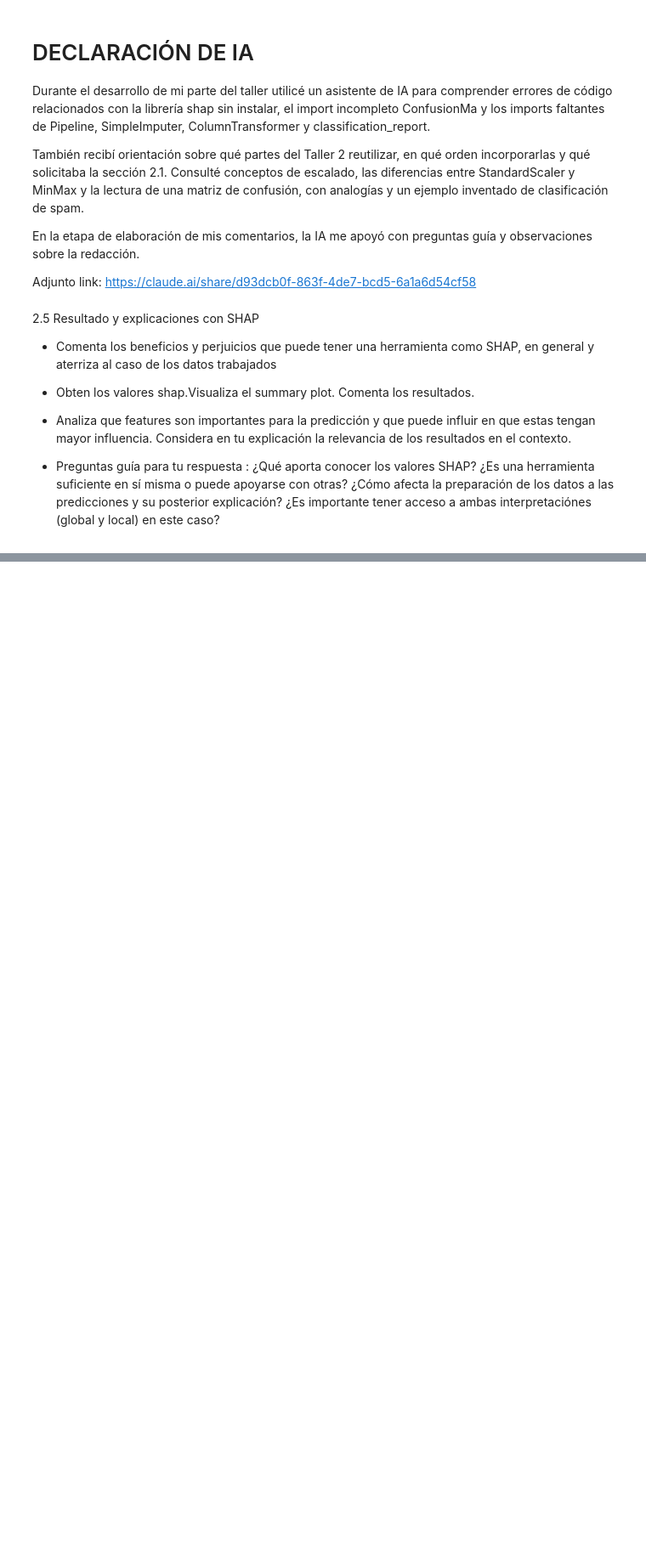
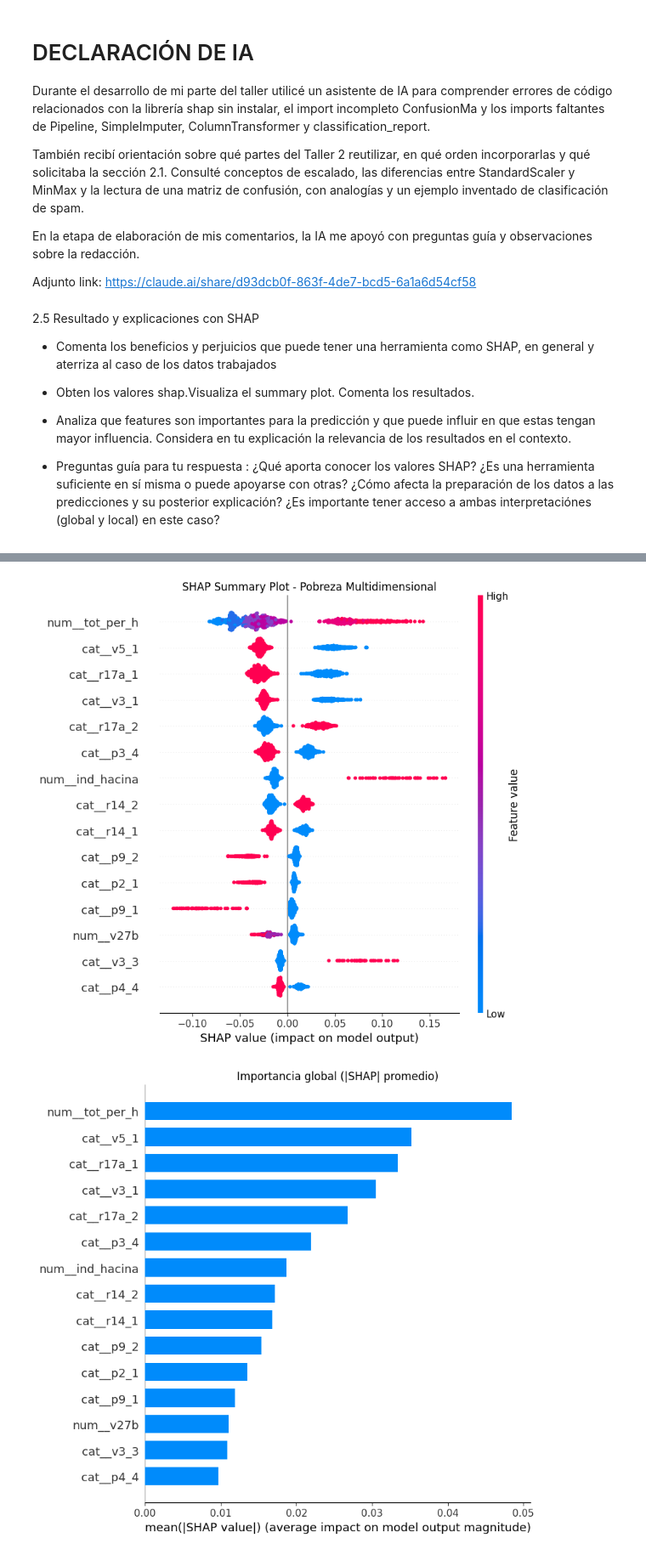
Before and after one commit to Mxrtmlk/Talleres-tica, a Jupyter notebook: Taller_sumativo_3.ipynb, the cells around one changed output, grey strips where cells are left out. Shown at 85% size. Cells and saved outputs as stored; diff of their text form; code cells hidden in the pictures; blank space fills up the shorter version.

```diff
--- a/Taller_sumativo_3.ipynb
+++ b/Taller_sumativo_3.ipynb
@@ -458,0 +469,45 @@ Adjunto link: https://claude.ai/share/d93dcb0f-863f-4de7-bcd5-6a1a6d54cf58
+# %%
+import matplotlib.pyplot as plt #garege el import dnvo pq no lo tomaba de los notebooks de mas arriba ns pq
+#no me acorde como hacerlo con DashAI asi q lo hice asi
+#  Extraer preprocesador y modelo
+preprocessor = pipeline_rf.named_steps['preprocessor']
+rf_model = pipeline_rf.named_steps['classifier']
+
+# sacar muestra del test (eran muchos datos y n cargaba nunca si no tomba una muestra)
+X_sample = X_test.sample(n=1000, random_state=42)
+
+# 3. Transformar solo la muestra
+X_sample_t = preprocessor.transform(X_sample)
+if hasattr(X_sample_t, "toarray"):
+    X_sample_t = X_sample_t.toarray()
+
+feature_names = preprocessor.get_feature_names_out()
+X_sample_df = pd.DataFrame(X_sample_t, columns=feature_names, index=X_sample.index)
+
+explainer = shap.TreeExplainer(rf_model)
+shap_values = explainer.shap_values(X_sample_df, check_additivity=False)
+
+#  Seleccionar la clase 1 (Pobre),
+if isinstance(shap_values, list):
+    sv = shap_values[1]
+elif shap_values.ndim == 3:
+    sv = shap_values[:, :, 1]
+else:
+    sv = shap_values
+
+#mostrarlo por pantalla
+plt.figure()
+shap.summary_plot(sv, X_sample_df, plot_type="dot", max_display=15, show=False)
+plt.title("SHAP Summary Plot - Pobreza Multidimensional")
+plt.tight_layout()
+plt.show()
+
+
+plt.figure()
+shap.summary_plot(sv, X_sample_df, plot_type="bar", max_display=15, show=False)
+plt.title("Importancia global (|SHAP| promedio)")
+plt.tight_layout()
+plt.show()
+# %% [output]
+[figure, added]
+[figure, added]
```
Also changed, not shown: parts of 15 cells of this notebook.
